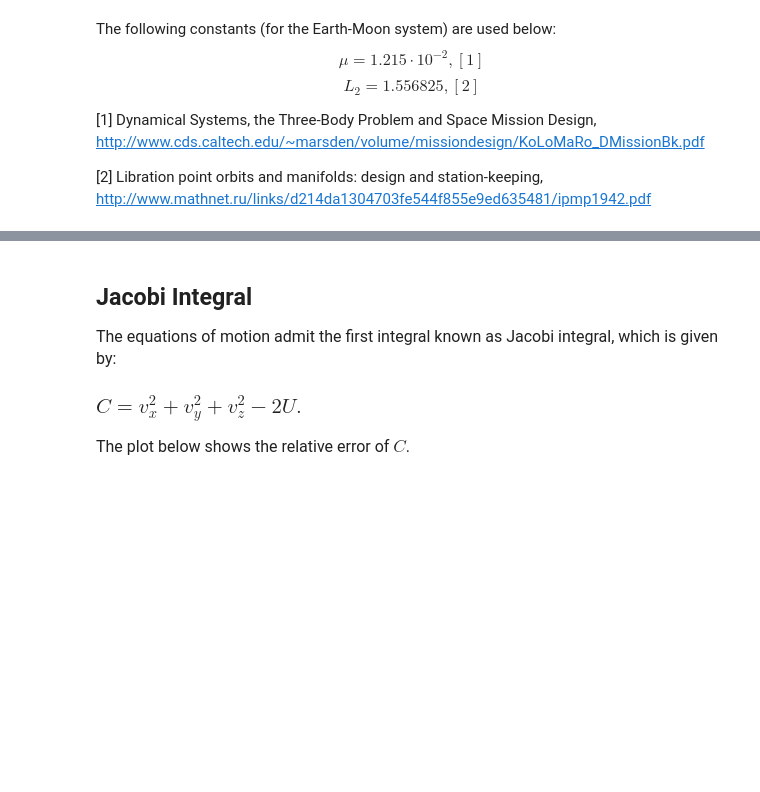
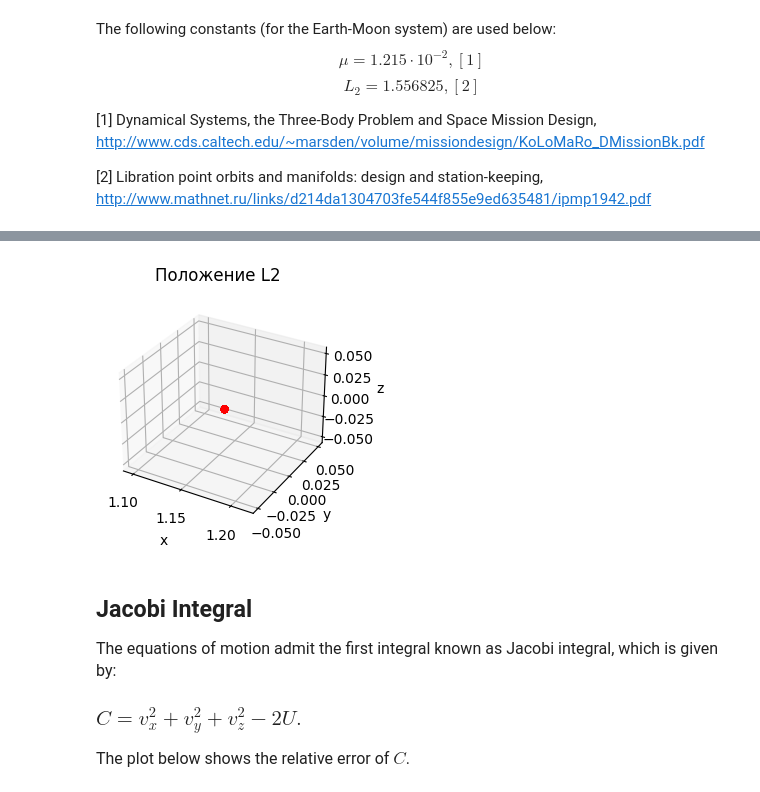
Before and after one commit to DPritykin/3BP, a Jupyter notebook: FindOrbit.ipynb, the cells around one changed output, grey strips where cells are left out. Cells and saved outputs as stored; diff of their text form; code cells hidden in the pictures; blank space fills up the shorter version.

Commit message:
Upgraded plots

```diff
--- a/FindOrbit.ipynb
+++ b/FindOrbit.ipynb
@@ -58,9 +60,22 @@ t_sol = np.arange(time.begin, time.end, time.dt)
 
 r_sol = em3bp.integrate(r_0, t_sol)
 # %%
-plt.plot(r_sol[:, 0] - r_sol[0, 0])
-plt.plot(r_sol[:, 1] - r_sol[0, 1])
-plt.plot(r_sol[:, 2] - r_sol[0, 2])
+#plt.plot(r_sol[:, 0] - r_sol[0, 0])
+#plt.plot(r_sol[:, 1] - r_sol[0, 1])
+#plt.plot(r_sol[:, 2] - r_sol[0, 2])
+from mpl_toolkits.mplot3d import Axes3D
+
+fig = plt.figure(figsize=(3,3))
+fig.suptitle('Положение L2')
+ax = fig.add_subplot(projection = '3d')
+ax.set_xlabel('x')
+ax.set_ylabel('y')
+ax.set_zlabel('z')
+
+ax.scatter(r_sol[:, 0], r_sol[:, 1], r_sol[:, 2], label='parametric curve', color='r')
+plt.show()
+# %% [output]
+[figure, added]
 # %% [markdown]
 ## Jacobi Integral
 
```
Also changed, not shown: parts of 2 cells of this notebook.
